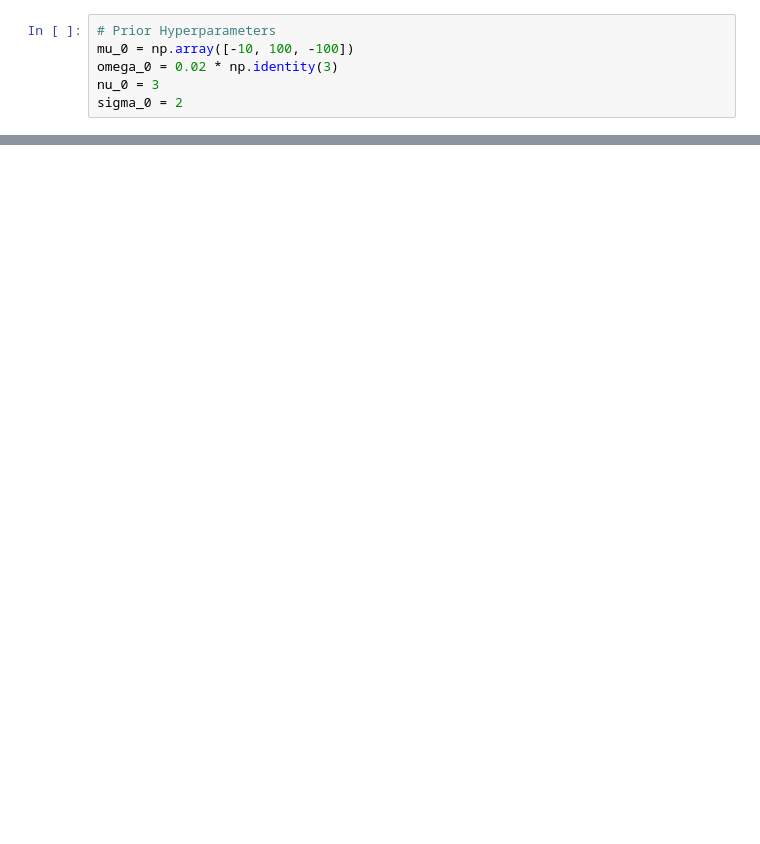
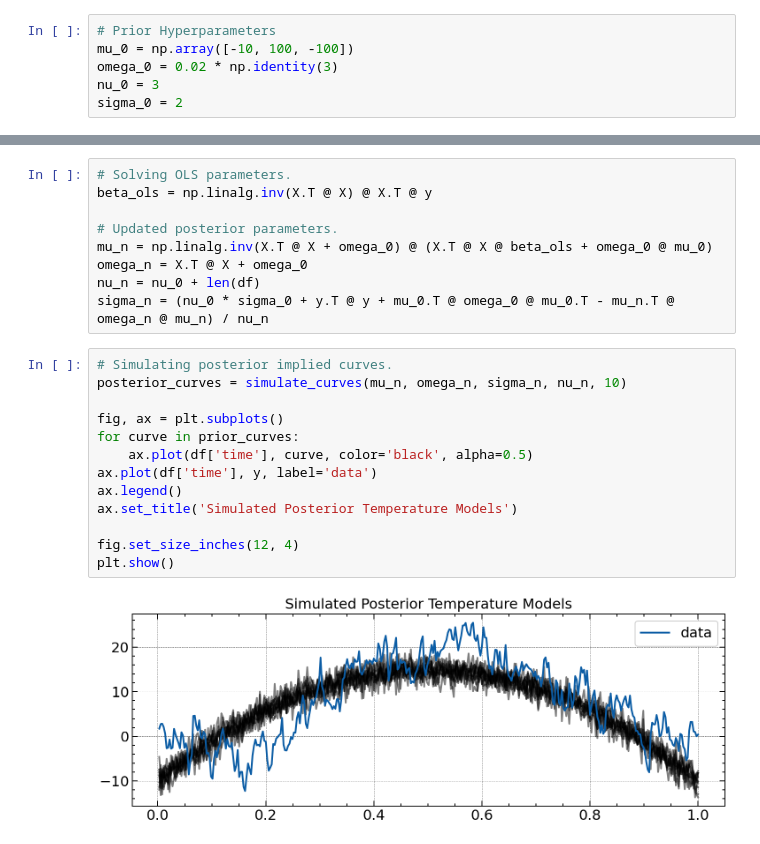
Before and after one commit to Sinbad-The-Sailor/Bayesian-Methods, a Jupyter notebook: bayesian_regression.ipynb, the cells around one changed output, grey strips where cells are left out. Cells and saved outputs as stored; diff of their text form; blank space fills up the shorter version.

```diff
--- a/bayesian_regression.ipynb
+++ b/bayesian_regression.ipynb
@@ -110,0 +132,24 @@ plt.show()
+# %%
+# Solving OLS parameters.
+beta_ols = np.linalg.inv(X.T @ X) @ X.T @ y
+
+# Updated posterior parameters.
+mu_n = np.linalg.inv(X.T @ X + omega_0) @ (X.T @ X @ beta_ols + omega_0 @ mu_0)
+omega_n = X.T @ X + omega_0
+nu_n = nu_0 + len(df)
+sigma_n = (nu_0 * sigma_0 + y.T @ y + mu_0.T @ omega_0 @ mu_0.T - mu_n.T @ omega_n @ mu_n) / nu_n
+# %%
+# Simulating posterior implied curves.
+posterior_curves = simulate_curves(mu_n, omega_n, sigma_n, nu_n, 10)
+
+fig, ax = plt.subplots()
+for curve in prior_curves:
+    ax.plot(df['time'], curve, color='black', alpha=0.5)
+ax.plot(df['time'], y, label='data')
+ax.legend()
+ax.set_title('Simulated Posterior Temperature Models')
+
+fig.set_size_inches(12, 4)
+plt.show()
+# %% [output]
+[figure, added]
```
Also changed, not shown: parts of 12 cells of this notebook.
